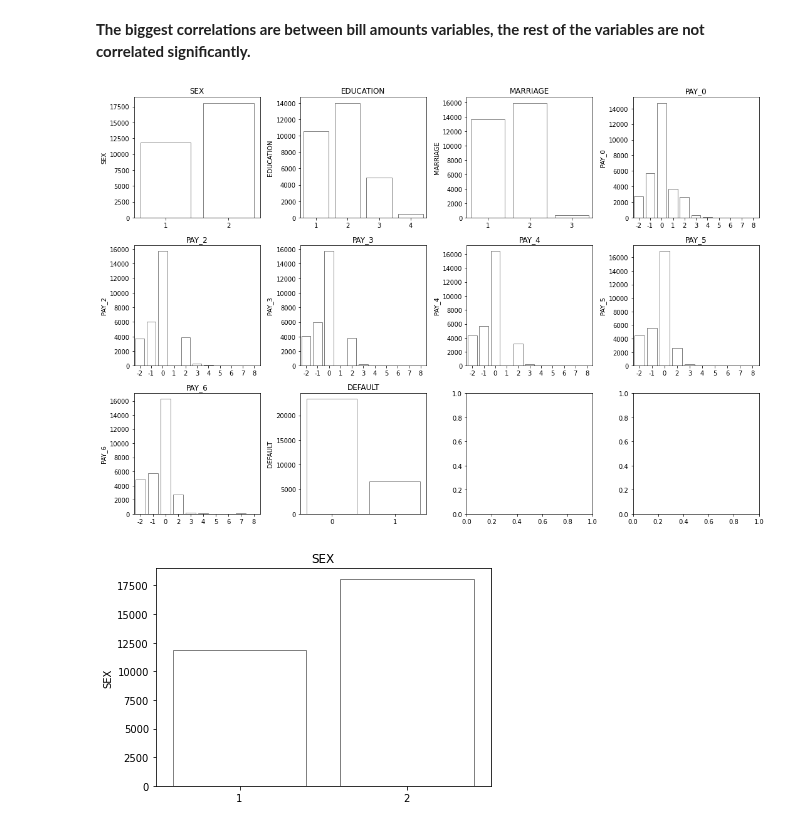
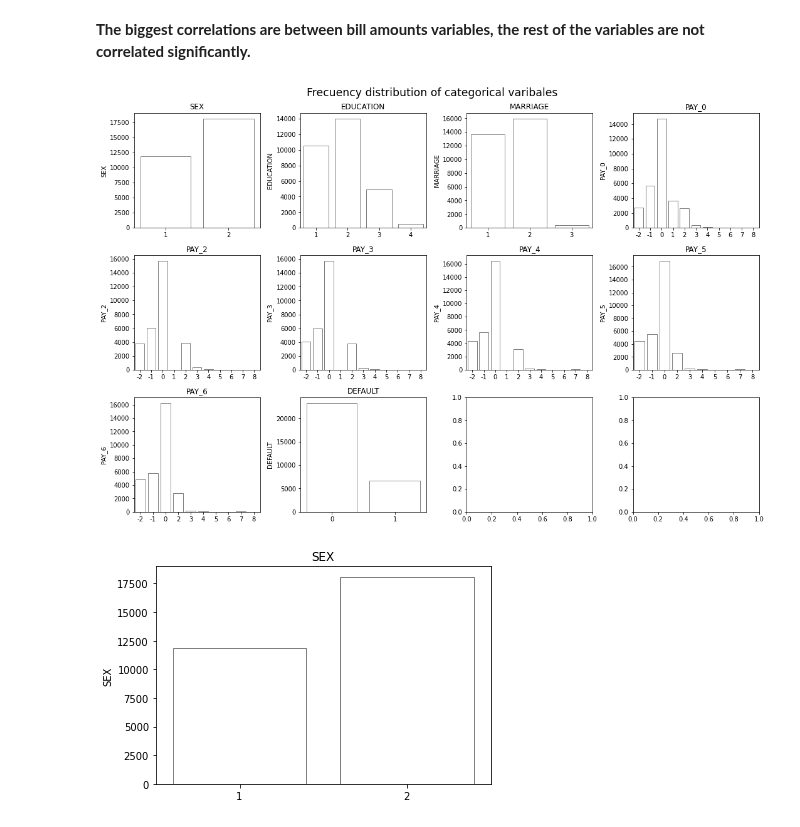
Before and after one commit to pagrkonecta/Konecta_Test, a Jupyter notebook: Konecta_Test_PAGR.ipynb, the cells around one changed output. Cells and saved outputs as stored; diff of their text form; code cells hidden in the pictures.

```diff
--- a/Konecta_Test_PAGR.ipynb
+++ b/Konecta_Test_PAGR.ipynb
@@ -201,15 +201,15 @@ plt.show()
 # %%
 #Categorical variables
 fig, axes = plt.subplots(nrows=3, ncols=4, figsize=(15, 10))
 for i, ax in zip(df_cat.columns, axes.flatten()):
     sns.barplot(x=df_cat[i].value_counts().index, y=df_cat[i].value_counts(),
                 errcolor=".5", linewidth=1, edgecolor=".5", facecolor=(0, 0, 0, 0),
                 ax=ax).set_title(i)
-
+plt.suptitle('Frecuency distribution of categorical varibales', ha='center', fontsize='xx-large')
 plt.tight_layout()
 plt.show()
 # %% [output]
-[figure, old version]
+[figure, new version]
 # %%
 #Categorical variables
 for i in df_cat.columns:
```
Also changed, not shown: parts of 1 cell of this notebook.
